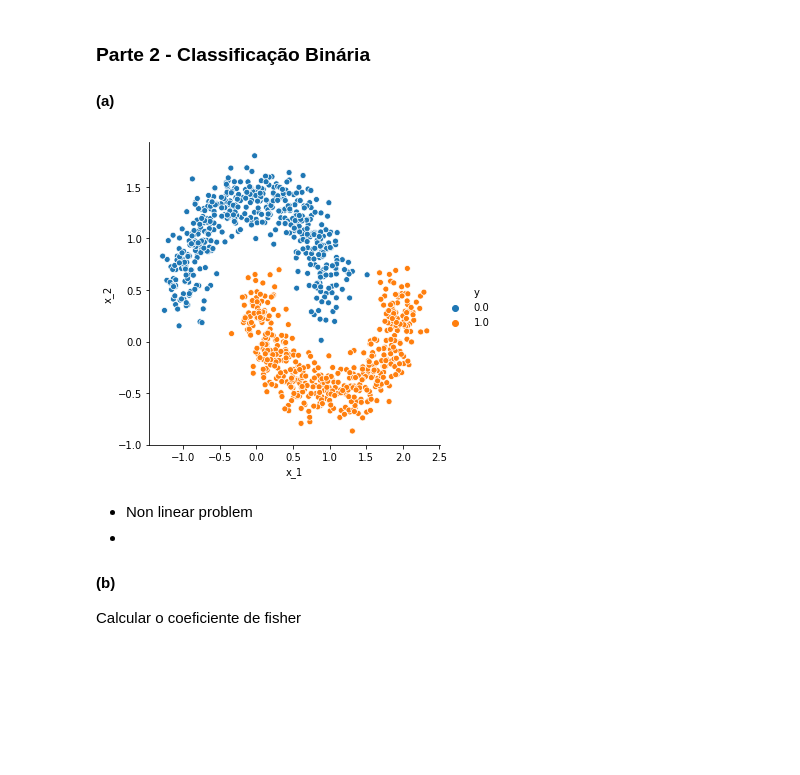
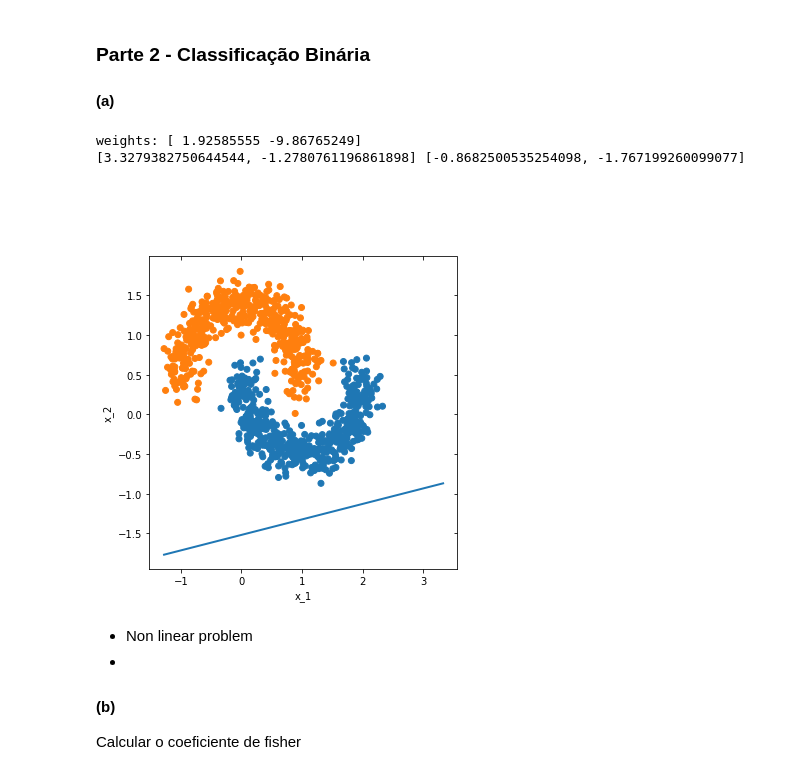
Before and after one commit to seoruosa/ia006_aprendizado-de-maquina_feec-unicamp, a Jupyter notebook: EFC/EFC2/Computacional.ipynb, the cells around one changed output. Drawn from its saved outputs; the diff is of its cells as text; code cells hidden in the pictures; blank space fills up the shorter version.

```diff
--- a/EFC/EFC2/Computacional.ipynb
+++ b/EFC/EFC2/Computacional.ipynb
@@ -2,17 +2,43 @@
 ### Parte 2 - Classificação Binária
 
 #### (a)
-# %%
-import pandas as pd
-import seaborn as sns
-
-
-data = pd.read_csv('two_moons.csv',index_col=0)
-
-%matplotlib inline
-f = sns.relplot(x="x_1", y="x_2", hue="y", data=data)
-# %% [output]
-[figure, removed]
+# %%
+import pandas as pd
+import seaborn as sns
+import numpy as np
+import matplotlib.pyplot as plt
+
+from sklearn.discriminant_analysis import LinearDiscriminantAnalysis
+
+data = pd.read_csv('two_moons.csv',index_col=0)
+
+%matplotlib inline
+
+X = data[['x_1','x_2']].values
+y = data.y.values
+
+y_unique = data.y.unique()
+replace_map_comp = {k: v for k,v in zip(y_unique,sns.color_palette(n_colors=len(y_unique)))}
+colors = [replace_map_comp[a] for a in data.y.values]
+
+
+
+lda = LinearDiscriminantAnalysis()
+lda.fit(X,y)
+
+coef = lda.coef_[0]
+x_0 = [max(data.x_1)+1, min(data.x_1)]
+y_0 = [min(data.x_2), min(data.x_2) - (x_0[1]-x_0[0])*coef[0]/coef[1]]
+print("weights: %s" % coef)
+print("%s %s" %(x_0,y_0))
+
+grid = sns.JointGrid(data.x_1, data.x_2, space=0, height=6)
+grid.plot_joint(plt.scatter, color=colors)
+f = plt.plot(x_0, y_0, linewidth=2)
+# %% [output]
+weights: [ 1.92585555 -9.86765249]
+[3.3279382750644544, -1.2780761196861898] [-0.8682500535254098, -1.767199260099077]
+[figure, added]
 # %% [markdown]
 * Non linear problem
 *
```
Also changed, not shown: 2 other files.
